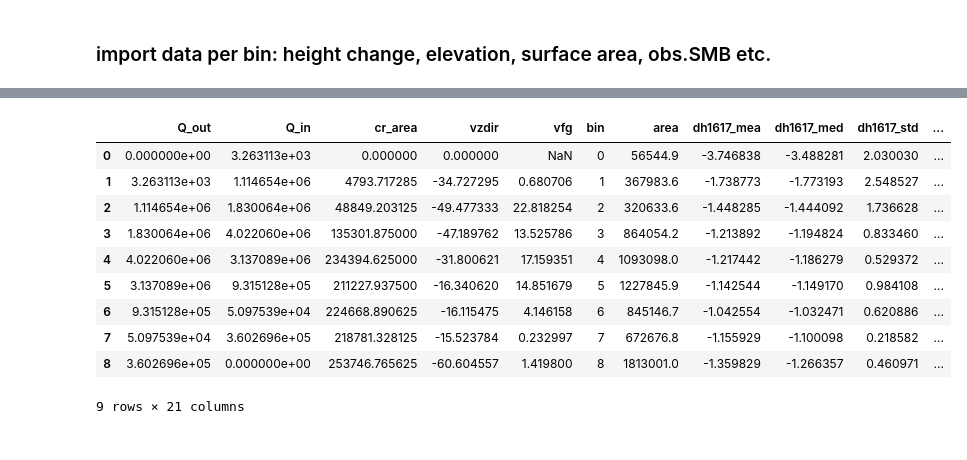
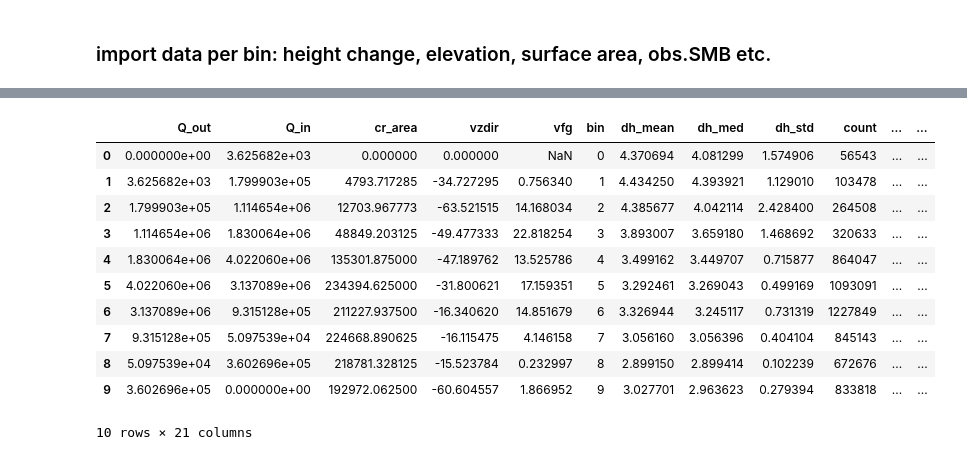
Before and after one commit to bpelto/ice_dynamics, a Jupyter notebook: flux_gate_velocity-Illecillewaet.ipynb, the cells around one changed output, grey strips where cells are left out. Cells and saved outputs as stored; diff of their text form; code cells hidden in the pictures.

```diff
--- a/flux_gate_velocity-Illecillewaet.ipynb
+++ b/flux_gate_velocity-Illecillewaet.ipynb
@@ -392,0 +385,22 @@ NameError: name 'gpd' is not defined
+# %%
+FG_df = FG.copy()
+dem_r = topo
+vel_r = vdir1 + vdir[:-1] + '-F_vm.tif'
+shp = loadshp_as_gpd(bins)
+
+rasters = [dh_r, dem_r, vel_r]
+names = ['dh','dem','vm']
+for i in range(len(rasters)):
+    raster = rasters[i]
+    rst = rasterio.open(raster)
+    shp = reproject(shp, rst) #shp is in correct projection, trying anyway for calculation
+    # dhdt= vx.salem.transform(dhdt)
+    name = names[i]
+#     shp_vec = dissolve_gpd(shp)  ## only if more columns exist
+    stats = stats_select()  #'['min', 'max', 'mean', 'count', 'sum', 'std', 'median', 'majority', 'minority', 'unique', 'range']
+    ZS = (get_zonal_stats(shp, raster, stats))
+    ZS.drop(['geometry'], axis=1, inplace=True)
+    ZS.rename(columns={"mean": name+"_mean", "median":name+"_med", "std": name+"_std"}, inplace=True)
+    ZS.sort_values(by=['bin'],ascending=True, inplace=True)
+    ZS.set_index('bin', inplace=True)
+    FG_df =  pd.concat([FG_df, ZS], axis=1)
@@ -393,6 +444,7 @@ NameError: name 'gpd' is not defined
 # %%
-data = pd.read_csv(fl_path + 'illec_bins_17.csv') #need dh_dt, area, field pts, n, mid elev (mean elev)
-data.sort_values(by=['bin'],ascending=True, inplace=True) # sort by bin
-data.set_index('bin', inplace=True) # set bin as index for sorting
-data
+rho.sort_values(by=['bin'],ascending=True, inplace=True) # sort by bin
+rho.set_index('bin', inplace=True) # set bin as index for sorting
+rho[0:4]
+FG_df =  pd.concat([FG_df, rho], axis=1)
+FG_df
 # %% [output]
@@ -410,3 +461,0 @@ data
-# %%
-FG_df =  pd.concat([FG, data], axis=1)
-FG_df
@@ -438,21 +462,26 @@ FG_df   #[0:4]
 # %%
-FG_df['Q_netA']= FG_df.Q_net / FG_df.area
-FG_df['b_fg_h'] = FG_df.dh1617_mea - FG_df.Q_netA
-FG_df['b_fg_we'] = FG_df.rho/1000. * FG_df.b_fg_h
+FG_df['Q_net'] = FG_df.Q_in - FG_df.Q_out  #net flux per gate
+FG_df['Q_netA']= FG_df.Q_net / FG_df['count']
+FG_df['b_fg_h'] = FG_df.dh_mean - FG_df.Q_netA
+if balance == 'bw':
+    FG_df['b_fg_we'] = rho_snow/1000. * FG_df.b_fg_h
+else:
+    FG_df['b_fg_we'] = FG_df.rho_17/1000. * FG_df.b_fg_h
 # FG_df.drop(FG_df.tail(1).index,inplace=True)
 FG_df
 # %% [output]
-|  | Q_out | Q_in | cr_area | vzdir | vfg | bin | area | dh1617_mea | dh1617_med | dh1617_std | ... |
-| 0 | 0.000000e+00 | 3.263113e+03 | 0.000000 | 0.000000 | NaN | 0 | 56544.9 | -3.746838 | -3.488281 | 2.030030 | ... |
-| 1 | 3.263113e+03 | 1.114654e+06 | 4793.717285 | -34.727295 | 0.680706 | 1 | 367983.6 | -1.738773 | -1.773193 | 2.548527 | ... |
-| 2 | 1.114654e+06 | 1.830064e+06 | 48849.203125 | -49.477333 | 22.818254 | 2 | 320633.6 | -1.448285 | -1.444092 | 1.736628 | ... |
-| 3 | 1.830064e+06 | 4.022060e+06 | 135301.875000 | -47.189762 | 13.525786 | 3 | 864054.2 | -1.213892 | -1.194824 | 0.833460 | ... |
-| 4 | 4.022060e+06 | 3.137089e+06 | 234394.625000 | -31.800621 | 17.159351 | 4 | 1093098.0 | -1.217442 | -1.186279 | 0.529372 | ... |
-| 5 | 3.137089e+06 | 9.315128e+05 | 211227.937500 | -16.340620 | 14.851679 | 5 | 1227845.9 | -1.142544 | -1.149170 | 0.984108 | ... |
-| 6 | 9.315128e+05 | 5.097539e+04 | 224668.890625 | -16.115475 | 4.146158 | 6 | 845146.7 | -1.042554 | -1.032471 | 0.620886 | ... |
-| 7 | 5.097539e+04 | 3.602696e+05 | 218781.328125 | -15.523784 | 0.232997 | 7 | 672676.8 | -1.155929 | -1.100098 | 0.218582 | ... |
-| 8 | 3.602696e+05 | 0.000000e+00 | 253746.765625 | -60.604557 | 1.419800 | 8 | 1813001.0 | -1.359829 | -1.266357 | 0.460971 | ... |
+|  | Q_out | Q_in | cr_area | vzdir | vfg | bin | dh_mean | dh_med | dh_std | count | ... | ... |
+| 0 | 0.000000e+00 | 3.625682e+03 | 0.000000 | 0.000000 | NaN | 0 | 4.370694 | 4.081299 | 1.574906 | 56543 | ... | ... |
+| 1 | 3.625682e+03 | 1.799903e+05 | 4793.717285 | -34.727295 | 0.756340 | 1 | 4.434250 | 4.393921 | 1.129010 | 103478 | ... | ... |
+| 2 | 1.799903e+05 | 1.114654e+06 | 12703.967773 | -63.521515 | 14.168034 | 2 | 4.385677 | 4.042114 | 2.428400 | 264508 | ... | ... |
+| 3 | 1.114654e+06 | 1.830064e+06 | 48849.203125 | -49.477333 | 22.818254 | 3 | 3.893007 | 3.659180 | 1.468692 | 320633 | ... | ... |
+| 4 | 1.830064e+06 | 4.022060e+06 | 135301.875000 | -47.189762 | 13.525786 | 4 | 3.499162 | 3.449707 | 0.715877 | 864047 | ... | ... |
+| 5 | 4.022060e+06 | 3.137089e+06 | 234394.625000 | -31.800621 | 17.159351 | 5 | 3.292461 | 3.269043 | 0.499169 | 1093091 | ... | ... |
+| 6 | 3.137089e+06 | 9.315128e+05 | 211227.937500 | -16.340620 | 14.851679 | 6 | 3.326944 | 3.245117 | 0.731319 | 1227849 | ... | ... |
+| 7 | 9.315128e+05 | 5.097539e+04 | 224668.890625 | -16.115475 | 4.146158 | 7 | 3.056160 | 3.056396 | 0.404104 | 845143 | ... | ... |
+| 8 | 5.097539e+04 | 3.602696e+05 | 218781.328125 | -15.523784 | 0.232997 | 8 | 2.899150 | 2.899414 | 0.102239 | 672676 | ... | ... |
+| 9 | 3.602696e+05 | 0.000000e+00 | 192972.062500 | -60.604557 | 1.866952 | 9 | 3.027701 | 2.963623 | 0.279394 | 833818 | ... | ... |
-9 rows × 21 columns
+10 rows × 21 columns
 # %%
 D['Agpr']=np.NaN
 D.sort_values(by=['distance'],ascending=True, inplace=True)
```
Also changed, not shown: parts of 38 cells of this notebook.
